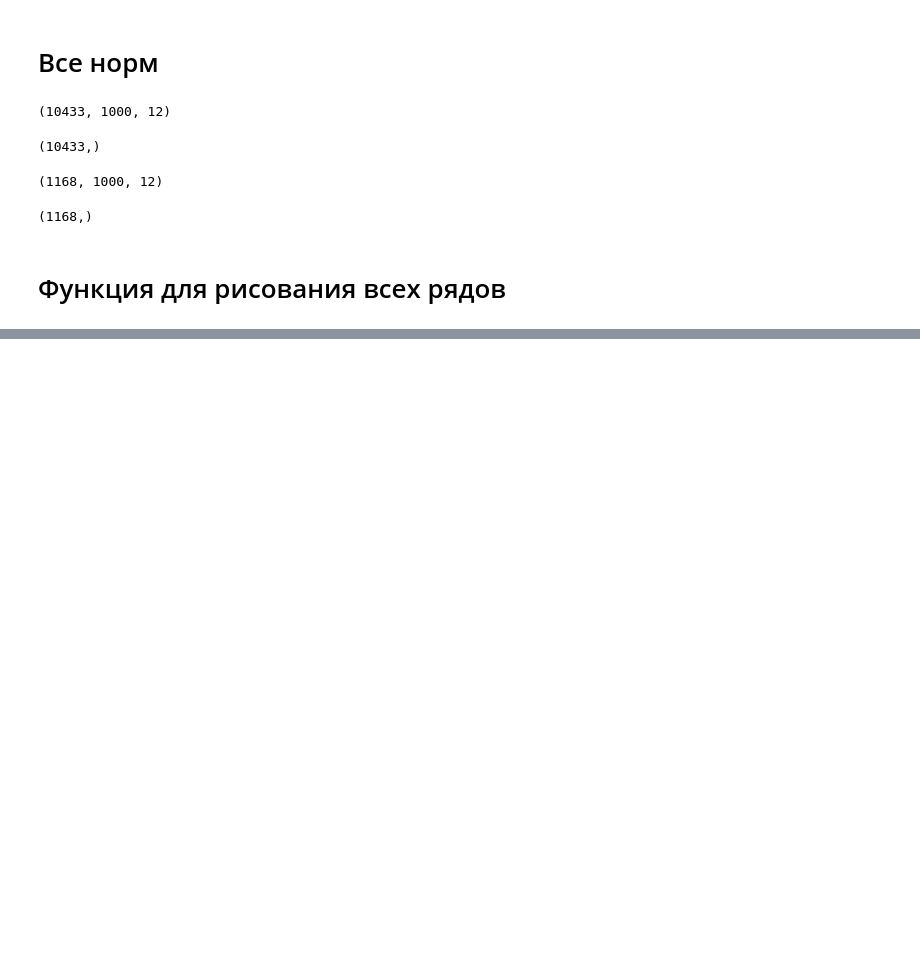
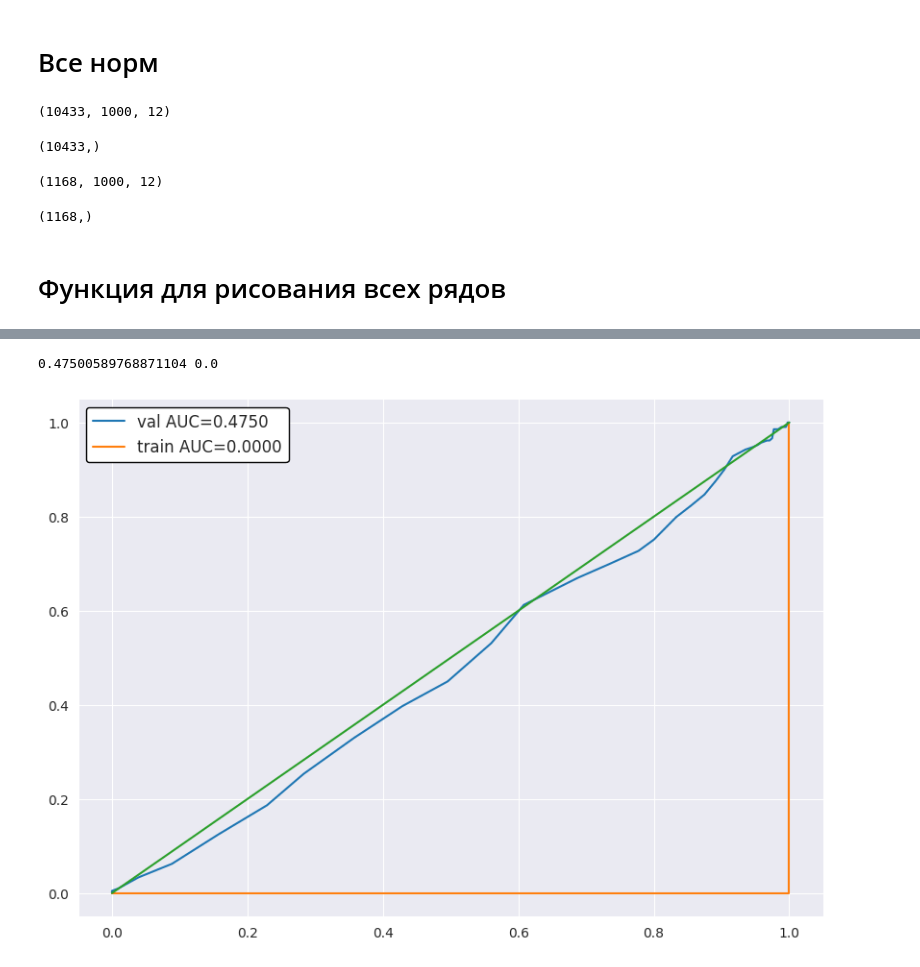
Before and after one commit to AKovalyuk/ecg-classification, a Jupyter notebook: train_on_raw.ipynb, the cells around one changed output, grey strips where cells are left out. Drawn from its saved outputs; the diff is of its cells as text; code cells hidden in the pictures; blank space fills up the shorter version.

Commit message:
done raw train

```diff
--- a/train_on_raw.ipynb
+++ b/train_on_raw.ipynb
@@ -226,0 +295,7 @@ type(X_train[0])
+# %%
+steps = [
+    ("concatenate", ColumnConcatenator()),
+    ("classify", TimeSeriesForestClassifier(n_estimators=100)),
+]
+clf = Pipeline(steps)
+clf.fit(X_train, y_train)
@@ -226,0 +307,3 @@ type(X_train[0])
+# %%
+pred_test = clf.predict_proba(X_test).T[0]
+pred_test
@@ -226,0 +348,3 @@ type(X_train[0])
+# %%
+pred_train = clf.predict_proba(X_train).T[0]
+pred_train
@@ -229,13 +389,14 @@ from sklearn.metrics import roc_auc_score, roc_curve
 
 
 def roc_auc_plot(y_test, y_test_predicted, y_train, y_train_predicted):
-    train_auc = roc_auc_score(y_test, y_test_predicted)
-    test_auc = roc_auc_score(y_train, y_train_predicted)
+    res_test = roc_auc_score(y_test, y_test_predicted)
+    res_train = roc_auc_score(y_train, y_train_predicted)
 
+    print(res_test, res_train)
     plt.figure(figsize=(10, 7))
 
-    plt.plot(*roc_curve(y_test, y_test_predicted)[:2], label='val AUC={:.4f}'.format(train_auc))
-    plt.plot(*roc_curve(y_train, y_train_predicted)[:2], label='train AUC={:.4f}'.format(test_auc))
+    plt.plot(*roc_curve(y_test, y_test_predicted)[:2], label='val AUC={:.4f}'.format(res_test))
+    plt.plot(*roc_curve(y_train, y_train_predicted)[:2], label='train AUC={:.4f}'.format(res_train))
 
     legend_box = plt.legend(fontsize='large', framealpha=1).get_frame()
     legend_box.set_facecolor("white")
@@ -243,4 +404,7 @@ def roc_auc_plot(y_test, y_test_predicted, y_train, y_train_predicted):
     plt.plot(np.linspace(0, 1, 100), np.linspace(0, 1, 100))
     plt.show()
 # %%
-# roc_auc_plot(y_test, pred, y_train, pred_train)
+roc_auc_plot(y_test, pred_test, y_train, pred_train)
+# %% [output]
+0.47500589768871104 0.0
+[figure, added]
```
Also changed, not shown: parts of 27 cells of this notebook.
